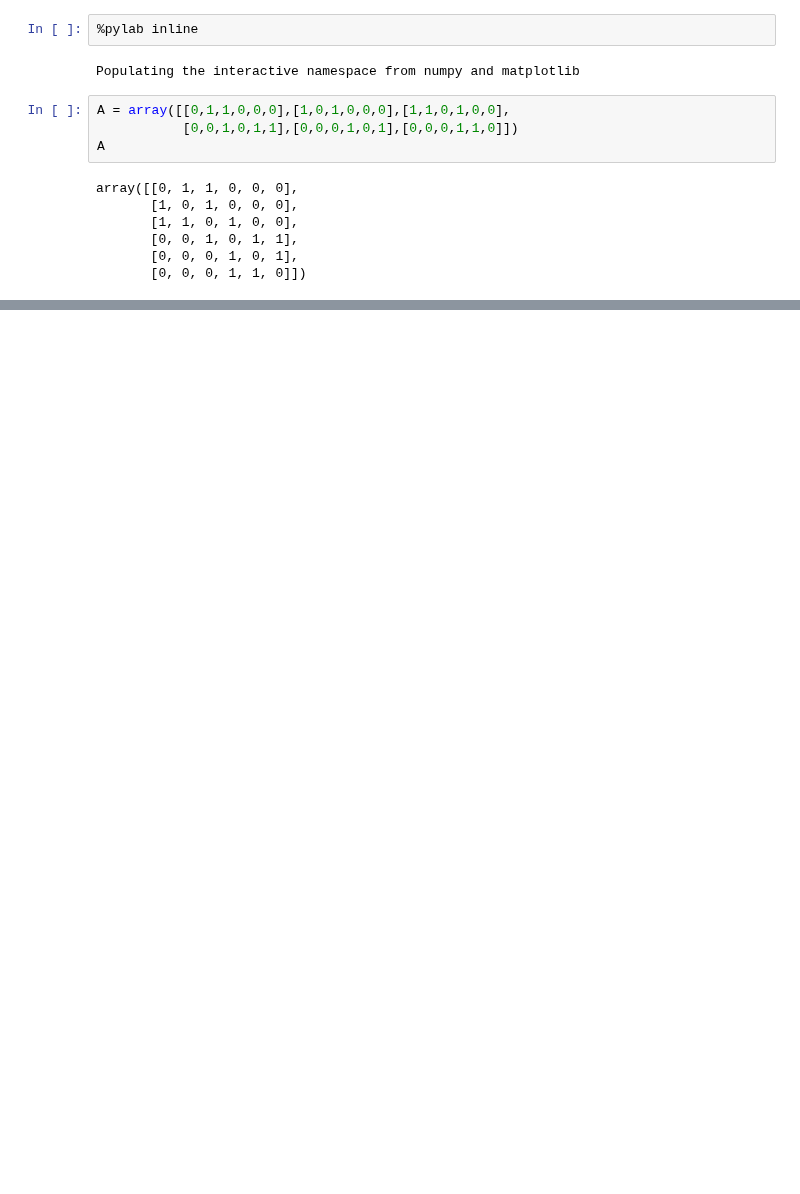
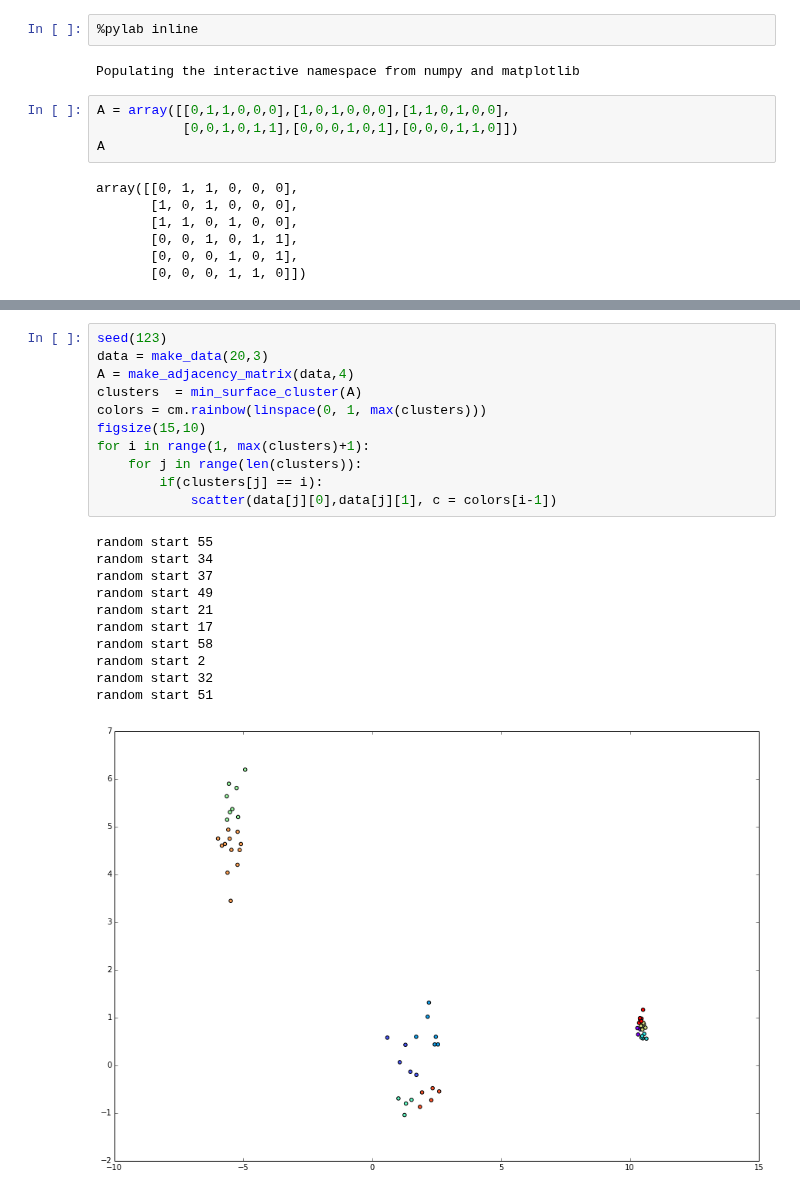
Before and after one commit to Chuphay/school, a Jupyter notebook: ML/Minimum Surface Clustering.ipynb, the cells around one changed output, grey strips where cells are left out. Drawn from its saved outputs; the diff is of its cells as text; blank space fills up the shorter version.

Commit message:
surface going strong

```diff
--- a/ML/Minimum Surface Clustering.ipynb
+++ b/ML/Minimum Surface Clustering.ipynb
@@ -94,0 +176,23 @@ random start 0
+# %%
+seed(123)
+data = make_data(20,3)
+A = make_adjacency_matrix(data,4)
+clusters  = min_surface_cluster(A)
+colors = cm.rainbow(linspace(0, 1, max(clusters)))
+figsize(15,10)
+for i in range(1, max(clusters)+1):
+    for j in range(len(clusters)):
+        if(clusters[j] == i):
+            scatter(data[j][0],data[j][1], c = colors[i-1])
+# %% [output]
+random start 55
+random start 34
+random start 37
+random start 49
+random start 21
+random start 17
+random start 58
+random start 2
+random start 32
+random start 51
+[figure, added]
```
Also changed, not shown: parts of 5 cells of this notebook.
